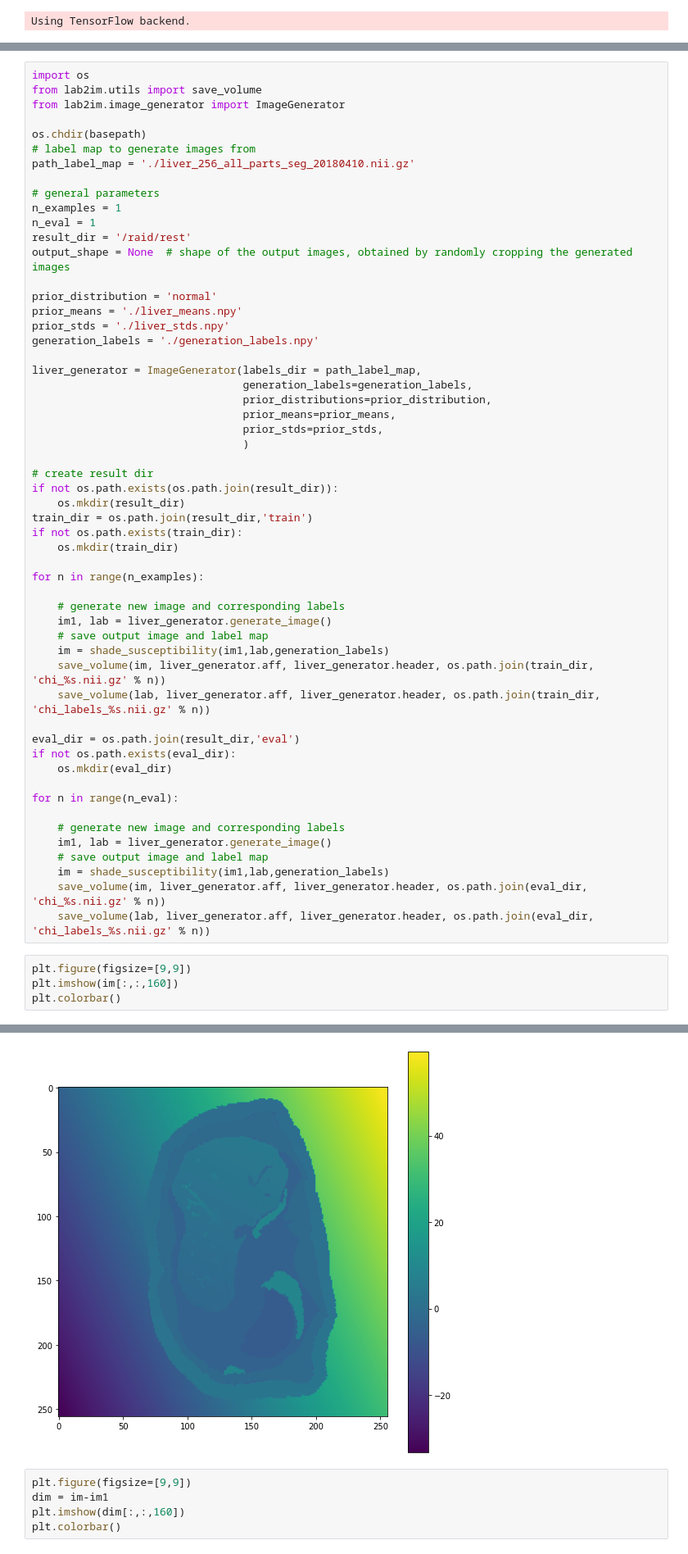
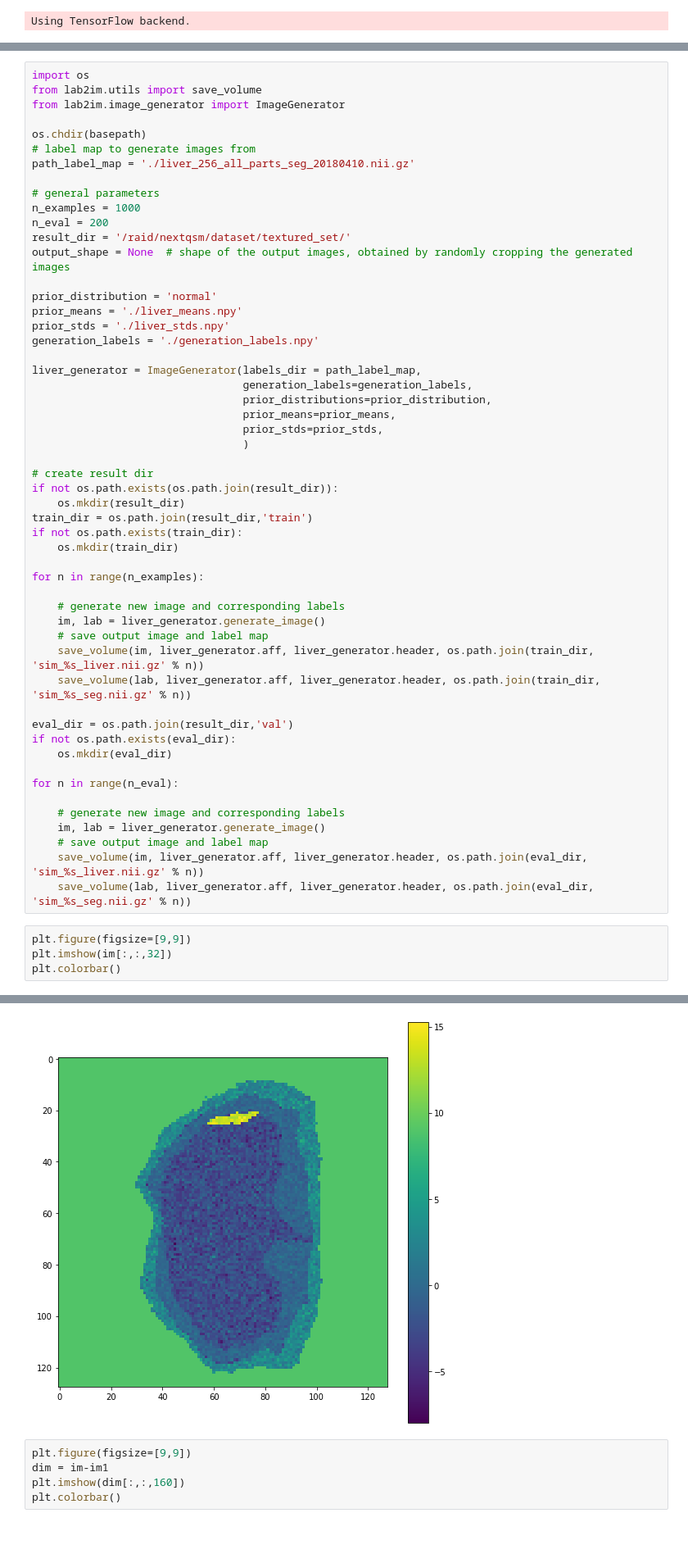
Before and after one commit to cjbueloMP/lab2im, a Jupyter notebook: generate_data.ipynb, the cells around one changed output, grey strips where cells are left out. Shown: that part at 82% size. Saved outputs shown, nothing was run; the diff lists cells and outputs as text.

```diff
--- a/generate_data.ipynb
+++ b/generate_data.ipynb
@@ -52,9 +52,9 @@ os.chdir(basepath)
 path_label_map = './liver_256_all_parts_seg_20180410.nii.gz'
 
 # general parameters
-n_examples = 1
-n_eval = 1
-result_dir = '/raid/rest'
+n_examples = 1000
+n_eval = 200
+result_dir = '/raid/nextqsm/dataset/textured_set/'
 output_shape = None  # shape of the output images, obtained by randomly cropping the generated images
 
 prior_distribution = 'normal'
@@ -79,31 +79,29 @@ if not os.path.exists(train_dir):
 for n in range(n_examples):
 
     # generate new image and corresponding labels
-    im1, lab = liver_generator.generate_image()
+    im, lab = liver_generator.generate_image()
     # save output image and label map
-    im = shade_susceptibility(im1,lab,generation_labels)
-    save_volume(im, liver_generator.aff, liver_generator.header, os.path.join(train_dir, 'chi_%s.nii.gz' % n))
-    save_volume(lab, liver_generator.aff, liver_generator.header, os.path.join(train_dir, 'chi_labels_%s.nii.gz' % n))
+    save_volume(im, liver_generator.aff, liver_generator.header, os.path.join(train_dir, 'sim_%s_liver.nii.gz' % n))
+    save_volume(lab, liver_generator.aff, liver_generator.header, os.path.join(train_dir, 'sim_%s_seg.nii.gz' % n))
 
-eval_dir = os.path.join(result_dir,'eval')
+eval_dir = os.path.join(result_dir,'val')
 if not os.path.exists(eval_dir):
     os.mkdir(eval_dir)
 
 for n in range(n_eval):
 
     # generate new image and corresponding labels
-    im1, lab = liver_generator.generate_image()
+    im, lab = liver_generator.generate_image()
     # save output image and label map
-    im = shade_susceptibility(im1,lab,generation_labels)
-    save_volume(im, liver_generator.aff, liver_generator.header, os.path.join(eval_dir, 'chi_%s.nii.gz' % n))
-    save_volume(lab, liver_generator.aff, liver_generator.header, os.path.join(eval_dir, 'chi_labels_%s.nii.gz' % n))
+    save_volume(im, liver_generator.aff, liver_generator.header, os.path.join(eval_dir, 'sim_%s_liver.nii.gz' % n))
+    save_volume(lab, liver_generator.aff, liver_generator.header, os.path.join(eval_dir, 'sim_%s_seg.nii.gz' % n))
 # %%
 plt.figure(figsize=[9,9])
-plt.imshow(im[:,:,160])
+plt.imshow(im[:,:,32])
 plt.colorbar()
 # %% [output]
 <matplotlib.colorbar.Colorbar at 0x...>
-[figure, old version]
+[figure, new version]
 # %%
 plt.figure(figsize=[9,9])
 dim = im-im1
```
Also changed, not shown: parts of 3 cells of this notebook, 25 other files.
